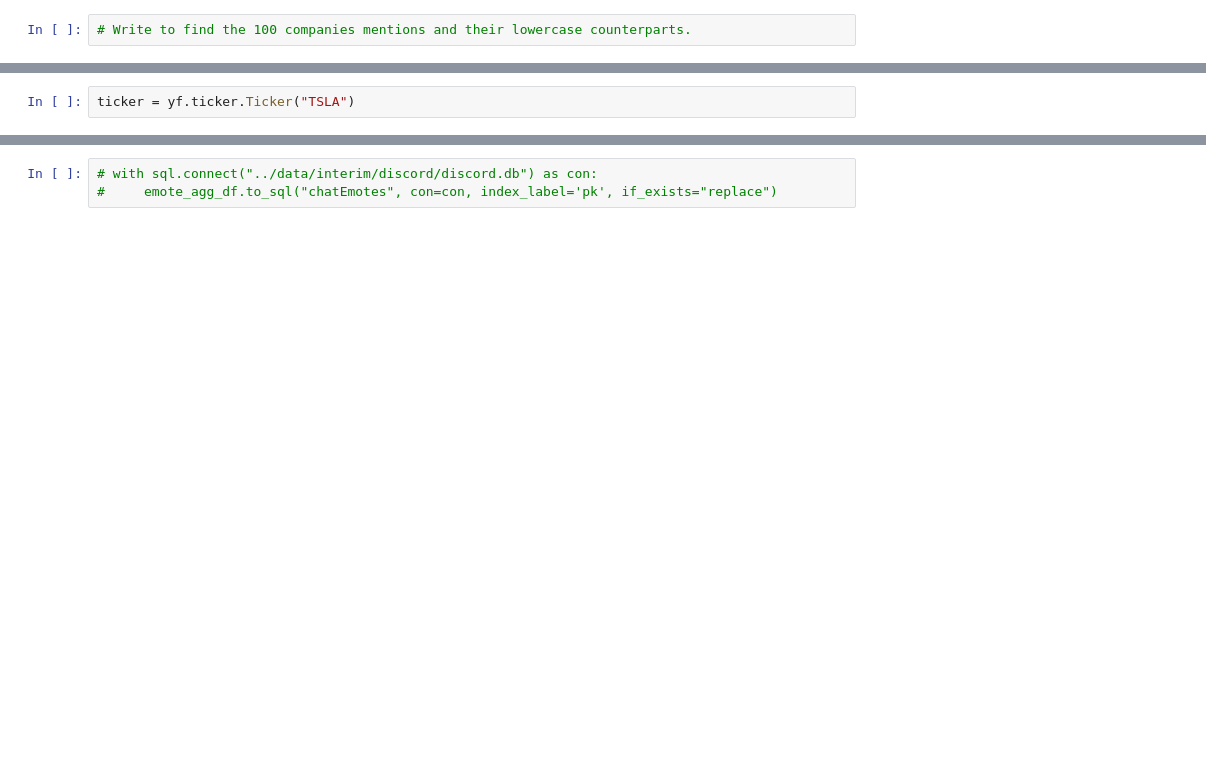
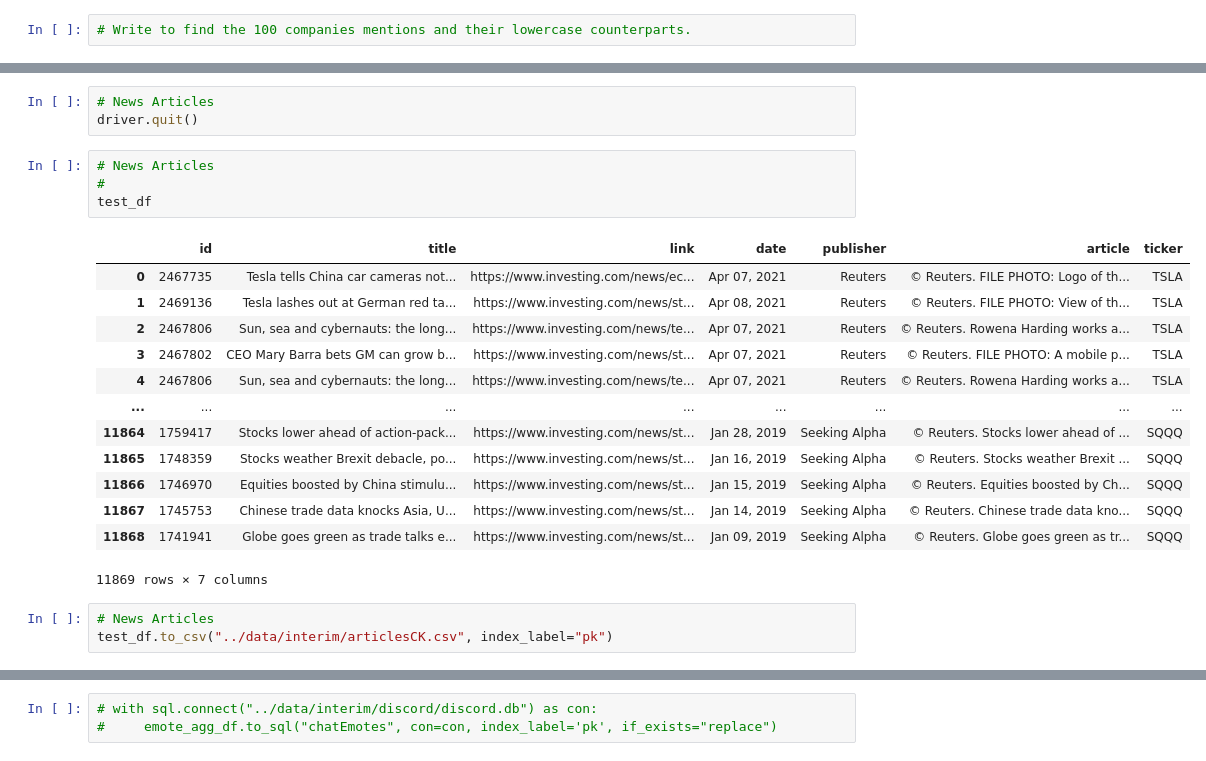
Before and after one commit to kyle-rgb/Discord_Project, a Jupyter notebook: notebooks/Data_Cleaning.ipynb, the cells around one changed output, grey strips where cells are left out. Saved outputs shown, nothing was run; the diff lists cells and outputs as text; blank space fills up the shorter version.

```diff
--- a/notebooks/Data_Cleaning.ipynb
+++ b/notebooks/Data_Cleaning.ipynb
@@ -1908,2 +1313,0 @@ cleaned_articles.sort_values(["ticker", "date"]).groupby("ticker").agg(["first",
-# %%
-ticker = yf.ticker.Ticker("TSLA")
@@ -2038,0 +2111,24 @@ emote_agg_df = emote_agg_df.assign(unicode_name = lambda e: e.emote.apply(lambda
+# %%
+# News Articles
+driver.quit()
+# %%
+# News Articles
+#
+test_df
+# %% [output]
+|  | id | title | link | date | publisher | article | ticker |
+| 0 | 2467735 | Tesla tells China car cameras not... | https://www.investing.com/news/ec... | Apr 07, 2021 | Reuters | © Reuters. FILE PHOTO: Logo of th... | TSLA |
+| 1 | 2469136 | Tesla lashes out at German red ta... | https://www.investing.com/news/st... | Apr 08, 2021 | Reuters | © Reuters. FILE PHOTO: View of th... | TSLA |
+| 2 | 2467806 | Sun, sea and cybernauts: the long... | https://www.investing.com/news/te... | Apr 07, 2021 | Reuters | © Reuters. Rowena Harding works a... | TSLA |
+| 3 | 2467802 | CEO Mary Barra bets GM can grow b... | https://www.investing.com/news/st... | Apr 07, 2021 | Reuters | © Reuters. FILE PHOTO: A mobile p... | TSLA |
+| 4 | 2467806 | Sun, sea and cybernauts: the long... | https://www.investing.com/news/te... | Apr 07, 2021 | Reuters | © Reuters. Rowena Harding works a... | TSLA |
+| ... | ... | ... | ... | ... | ... | ... | ... |
+| 11864 | 1759417 | Stocks lower ahead of action-pack... | https://www.investing.com/news/st... | Jan 28, 2019 | Seeking Alpha | © Reuters. Stocks lower ahead of ... | SQQQ |
+| 11865 | 1748359 | Stocks weather Brexit debacle, po... | https://www.investing.com/news/st... | Jan 16, 2019 | Seeking Alpha | © Reuters. Stocks weather Brexit ... | SQQQ |
+| 11866 | 1746970 | Equities boosted by China stimulu... | https://www.investing.com/news/st... | Jan 15, 2019 | Seeking Alpha | © Reuters. Equities boosted by Ch... | SQQQ |
+| 11867 | 1745753 | Chinese trade data knocks Asia, U... | https://www.investing.com/news/st... | Jan 14, 2019 | Seeking Alpha | © Reuters. Chinese trade data kno... | SQQQ |
+| 11868 | 1741941 | Globe goes green as trade talks e... | https://www.investing.com/news/st... | Jan 09, 2019 | Seeking Alpha | © Reuters. Globe goes green as tr... | SQQQ |
+11869 rows × 7 columns
+# %%
+# News Articles
+test_df.to_csv("../data/interim/articlesCK.csv", index_label="pk")
```
Also changed, not shown: parts of 605 cells of this notebook, 48 other files.
